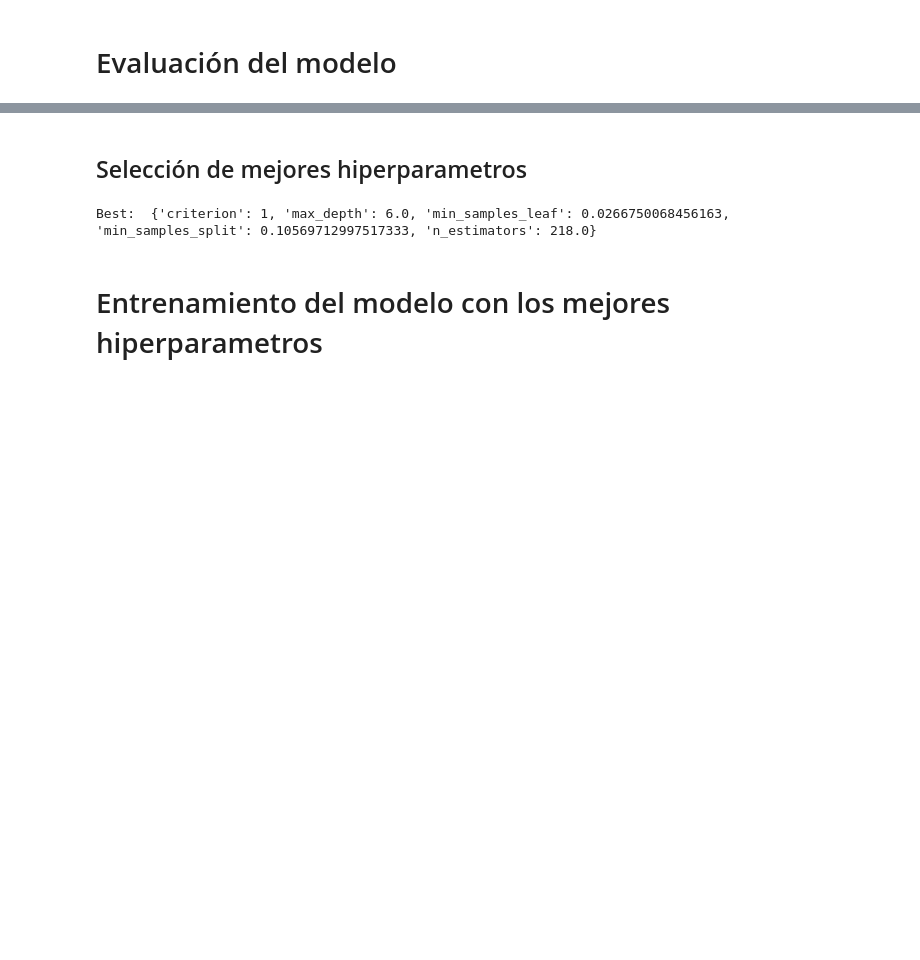
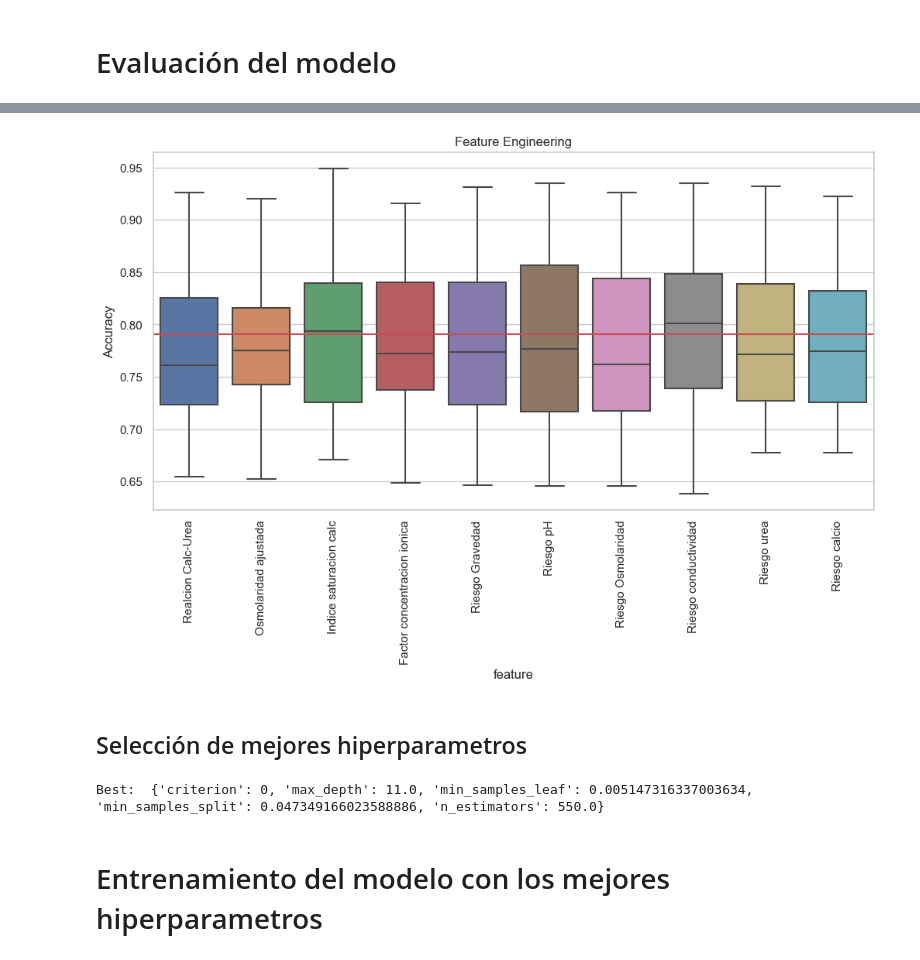
Before and after one commit to JMViJi/Binary-Classification-with-a-Tabular-Kidney-Stone-Prediction-Dataset, a Jupyter notebook: KidneyStone.ipynb, the cells around one changed output, grey strips where cells are left out. Drawn from its saved outputs; the diff is of its cells as text; code cells hidden in the pictures; blank space fills up the shorter version.

```diff
--- a/KidneyStone.ipynb
+++ b/KidneyStone.ipynb
@@ -590,3 +602,7 @@ plt.show()
 Seleccionamos inicialmente el modelo random forest, y tras evaluar sus resultados decidiremos si entrenar nuevos modelos o no.
 # %% [markdown]
 # Evaluación del modelo
+# %%
+# Se entrena el modelo con los mejores hiperparámetros
+model = RandomForestClassifier()
+model.fit(X_train_completo, y_train)
@@ -593,3 +669,32 @@ Seleccionamos inicialmente el modelo random forest, y tras evaluar sus resultado
+# %%
+# Creando un DataFrame para almacenar los resultados
+results = pd.DataFrame(columns=['feature', 'score'])
+
+# Bucle a través de todas las características
+for feature in X_train_IC.columns:
+
+    # Crear un dataframe X vacío
+    X = pd.DataFrame()
+
+    # Añadimos a X el dataframe X_train mas la característica feature al final del dataframe
+    X = pd.concat([X_train, X_train_IC[feature]], axis=1)
+
+    # Calcular la puntuación de validación cruzada para la característica actual
+    scores = cross_val_score(model, X, y_train, cv=10, scoring='roc_auc')
+
+    # Añadir los resultados al DataFrame
+    for score in scores:
+        results.loc[len(results)] = [feature, score]
+# %%
+plt.figure(figsize=(12, 6))
+sns.boxplot(x='feature', y='score', data=results)
+plt.axhline(y=0.791, color='r', linestyle='-')
+plt.title('Feature Engineering')
+plt.ylabel('Accuracy')
+plt.xticks(rotation=90) # Girar 90 grado las etiquetas del eje x
+plt.show()
+# %% [output]
+[figure, added]
 # %% [markdown]
 ## Selección de mejores hiperparametros
 # %%
@@ -597,12 +702,12 @@ from hyperopt import hp, fmin, tpe, STATUS_OK, Trials
 from sklearn.ensemble import RandomForestClassifier
 from sklearn.model_selection import cross_val_score
 
-# Eespacio de búsqueda para los hiperparámetros
+# Espacio de búsqueda para los hiperparámetros
 space = {
-    'n_estimators': hp.quniform('n_estimators', 100, 1000, 1),
-    'max_depth': hp.quniform('max_depth', 1, 20, 1),
-    'min_samples_leaf': hp.uniform('min_samples_leaf', 0, 0.5),
-    'min_samples_split' : hp.uniform ('min_samples_split', 0, 1),
+    'n_estimators': hp.quniform('n_estimators', 250, 600, 2),
+    'max_depth': hp.quniform('max_depth', 6, 15, 1),
+    'min_samples_leaf': hp.uniform('min_samples_leaf', 0, 0.1),
+    'min_samples_split' : hp.uniform ('min_samples_split', 0, 0.15),
     'criterion': hp.choice('criterion', ['gini', 'entropy'])
 }
 
@@ -616,10 +721,10 @@ def objective(space):
         criterion = space['criterion']
     )
 
-    accuracy = cross_val_score(model, X_train, y_train, cv=5).mean()
+    auc = cross_val_score(model, X_train, y_train, cv=5, scoring='roc_auc').mean()
 
-    # Queremos maximizar la precisión, por lo que devolvemos su negativo
-    return {'loss': -accuracy, 'status': STATUS_OK}
+    # Queremos maximizar el AUC ROC, por lo que devolvemos su negativo
+    return {'loss': -auc, 'status': STATUS_OK}
 
 # Ejecuta la optimización
 trials = Trials()
@@ -631,7 +736,7 @@ best = fmin(fn=objective,
 
 print("Best: ", best)
 # %% [output]
-Best:  {'criterion': 1, 'max_depth': 6.0, 'min_samples_leaf': 0.0266750068456163, 'min_samples_split': 0.10569712997517333, 'n_estimators': 218.0}
+Best:  {'criterion': 0, 'max_depth': 11.0, 'min_samples_leaf': 0.005147316337003634, 'min_samples_split': 0.047349166023588886, 'n_estimators': 550.0}
 # %% [markdown]
 # Entrenamiento del modelo con los mejores hiperparametros
 # %%
```
Also changed, not shown: parts of 48 cells of this notebook, 1 other file.
